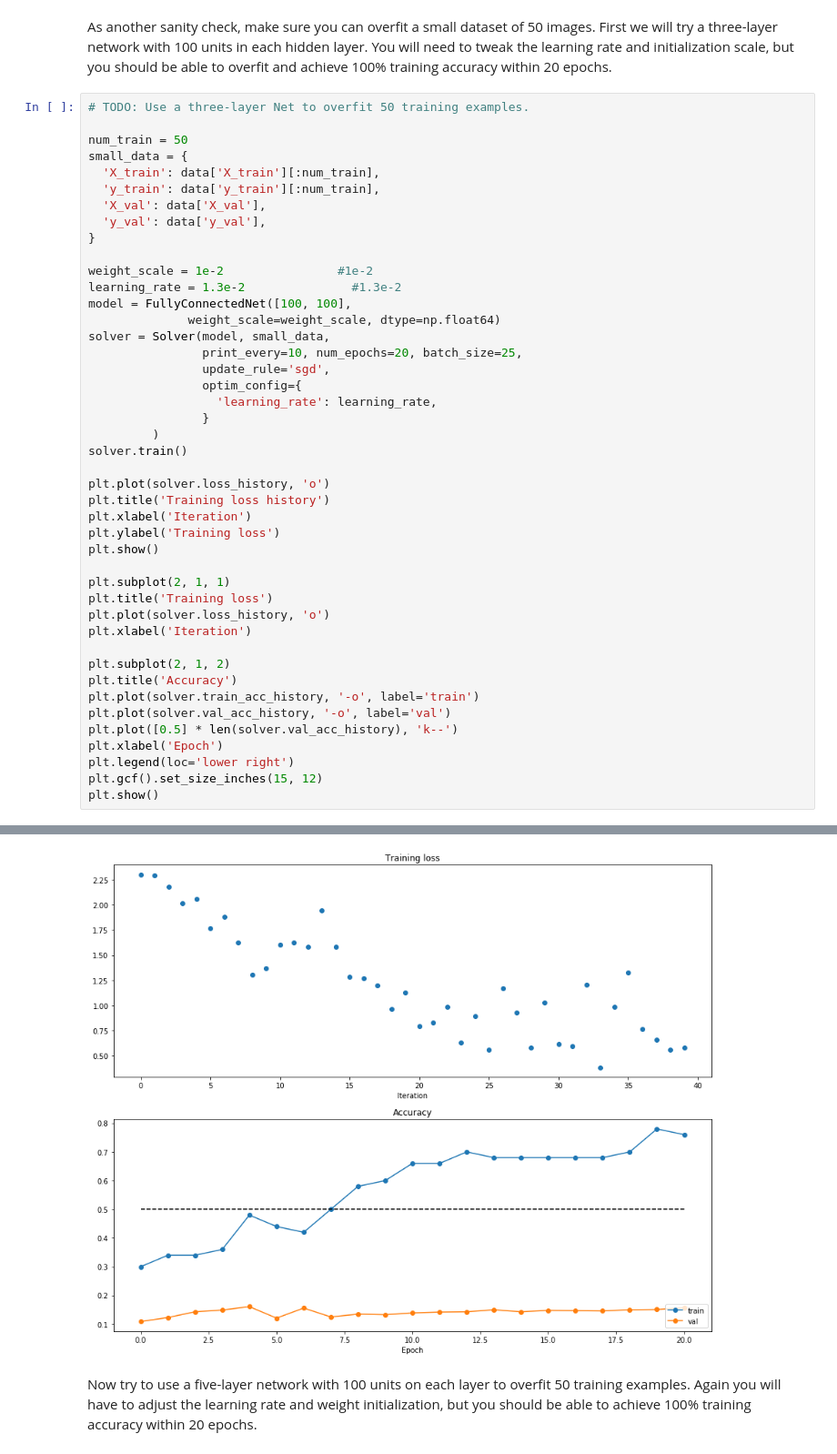
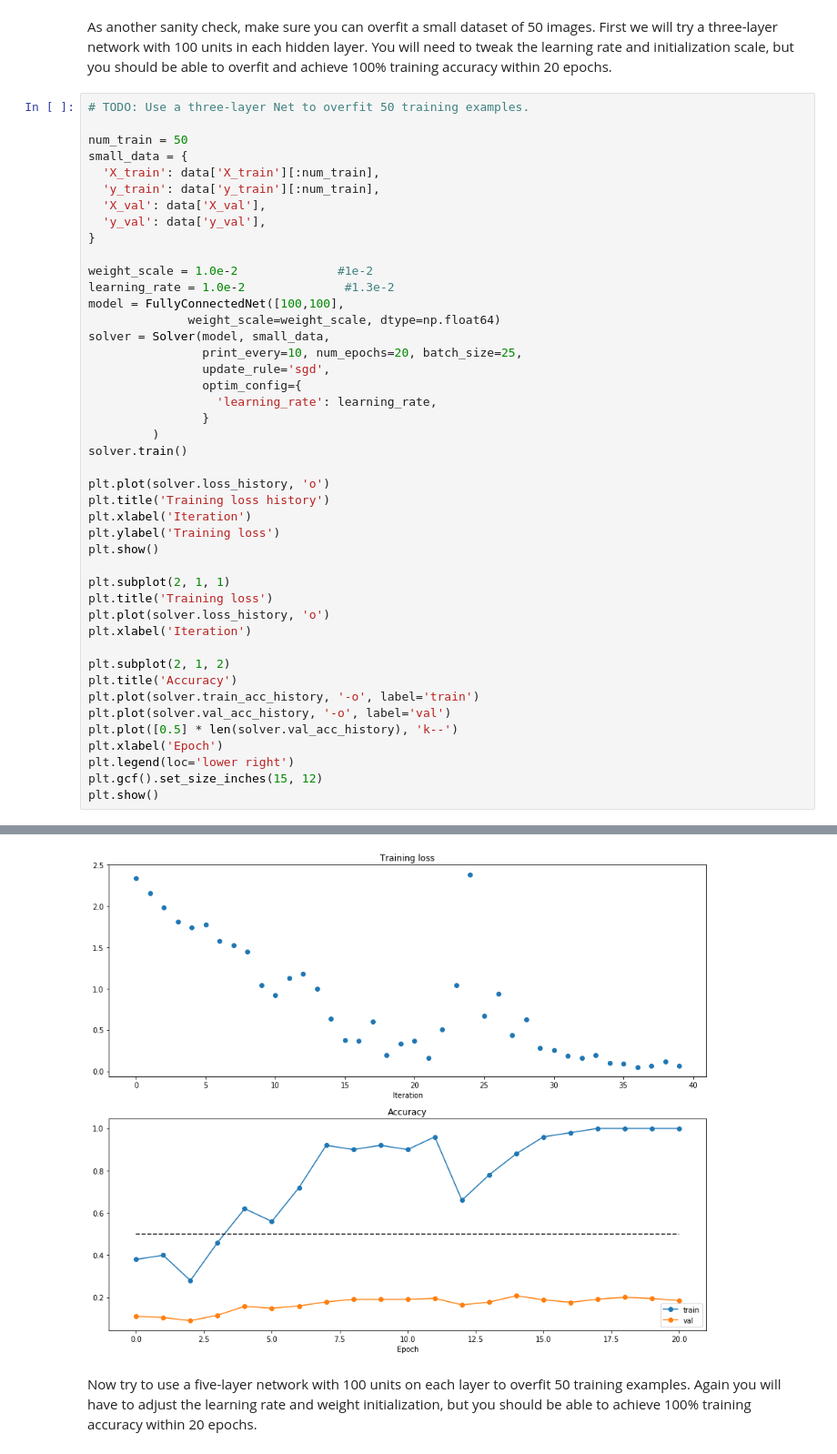
Before and after one commit to PootieT/stat_machine_learning_hw5, a Jupyter notebook: FullyConnectedNets.ipynb, the cells around one changed output, grey strips where cells are left out. Shown at 91% size. Drawn from its saved outputs; the diff is of its cells as text.

```diff
--- a/FullyConnectedNets.ipynb
+++ b/FullyConnectedNets.ipynb
@@ -434,9 +433,9 @@ small_data = {
   'y_val': data['y_val'],
 }
 
-weight_scale = 1e-2                #1e-2
-learning_rate = 1.3e-2               #1.3e-2
-model = FullyConnectedNet([100, 100],
+weight_scale = 1.0e-2              #1e-2
+learning_rate = 1.0e-2              #1.3e-2
+model = FullyConnectedNet([100,100],
               weight_scale=weight_scale, dtype=np.float64)
 solver = Solver(model, small_data,
                 print_every=10, num_epochs=20, batch_size=25,
@@ -489,4 +488,4 @@ plt.show()
-[figure, old version]
+[figure, new version]
 # %% [markdown]
 Now try to use a five-layer network with 100 units on each layer to overfit 50 training examples. Again you will have to adjust the learning rate and weight initialization, but you should be able to achieve 100% training accuracy within 20 epochs.
 # %%
```
Also changed, not shown: parts of 13 cells of this notebook, 2 other files.
